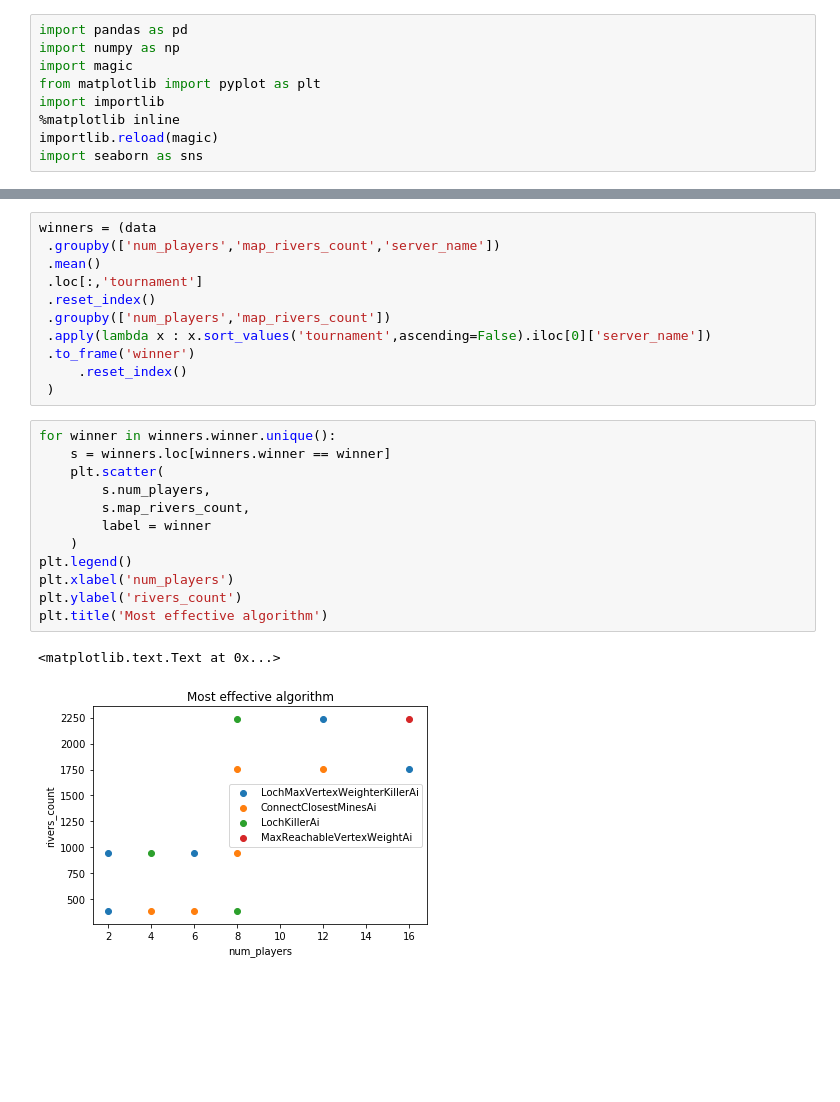
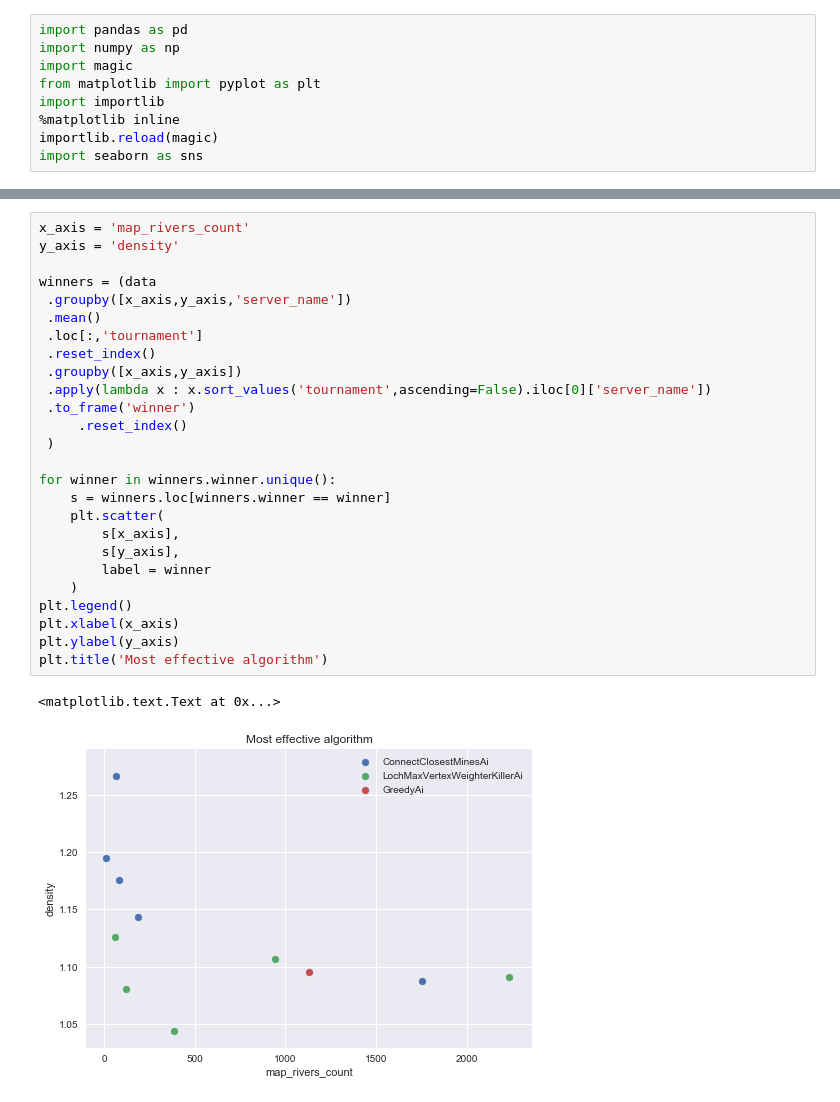
Before and after one commit to kontur-contests/icfpc2017-kontur-ru, a Jupyter notebook: python/HistoricalQualityControl.ipynb, the cells around one changed output, grey strips where cells are left out. Cells and saved outputs as stored; diff of their text form; blank space fills up the shorter version.

```diff
--- a/python/HistoricalQualityControl.ipynb
+++ b/python/HistoricalQualityControl.ipynb
@@ -68,26 +44,29 @@ sns.pairplot(
 # %%
+x_axis = 'map_rivers_count'
+y_axis = 'density'
+
 winners = (data
- .groupby(['num_players','map_rivers_count','server_name'])
+ .groupby([x_axis,y_axis,'server_name'])
  .mean()
  .loc[:,'tournament']
  .reset_index()
- .groupby(['num_players','map_rivers_count'])
+ .groupby([x_axis,y_axis])
  .apply(lambda x : x.sort_values('tournament',ascending=False).iloc[0]['server_name'])
  .to_frame('winner')
      .reset_index()
  )
+
+for winner in winners.winner.unique():
+    s = winners.loc[winners.winner == winner]
+    plt.scatter(
+        s[x_axis],
+        s[y_axis],
+        label = winner
+    )
+plt.legend()
+plt.xlabel(x_axis)
+plt.ylabel(y_axis)
+plt.title('Most effective algorithm')
+# %% [output]
+<matplotlib.text.Text at 0x...>
+[figure, added]
-# %%
-for winner in winners.winner.unique():
-    s = winners.loc[winners.winner == winner]
-    plt.scatter(
-        s.num_players,
-        s.map_rivers_count,
-        label = winner
-    )
-plt.legend()
-plt.xlabel('num_players')
-plt.ylabel('rivers_count')
-plt.title('Most effective algorithm')
-# %% [output]
-<matplotlib.text.Text at 0x...>
-[figure, removed]
```
Also changed, not shown: parts of 8 cells of this notebook, 2 other files.
